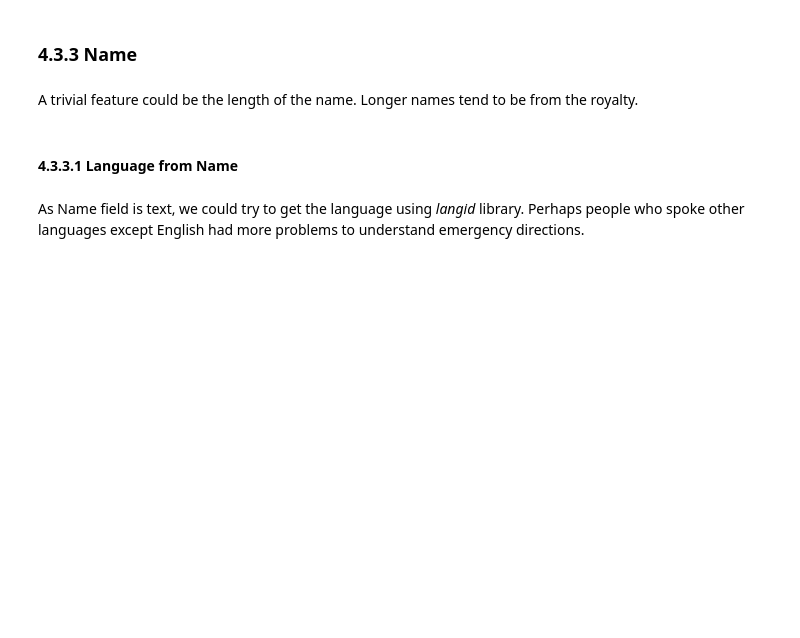
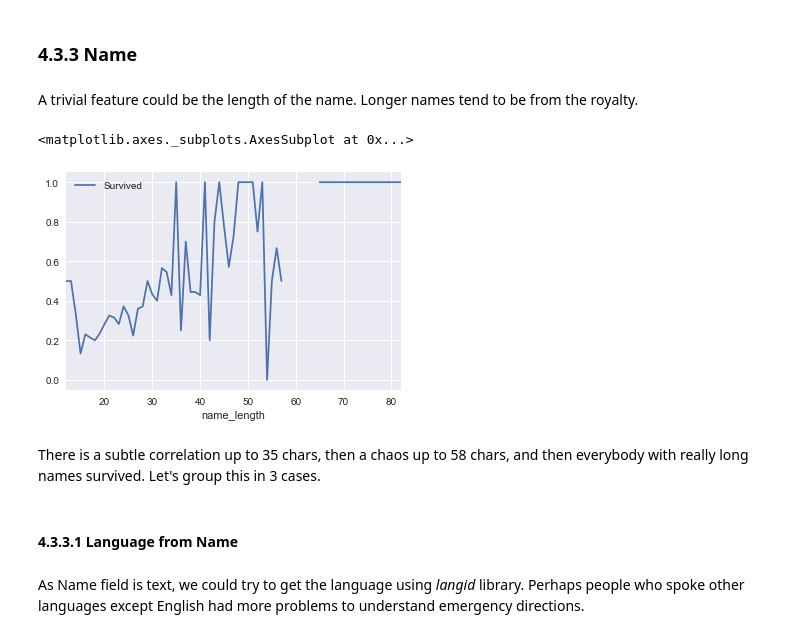
Before and after one commit to liopic/kaggle-notebooks, a Jupyter notebook: titanic/How to create new features and use AdaBoostClassifier, end to end.ipynb, the cells around one changed output. Drawn from its saved outputs; the diff is of its cells as text; code cells hidden in the pictures; blank space fills up the shorter version.

```diff
--- a/titanic/How to create new features and use AdaBoostClassifier, end to end.ipynb
+++ b/titanic/How to create new features and use AdaBoostClassifier, end to end.ipynb
@@ -624,5 +719,9 @@ useful.extend(['older_relative_age'])
 A trivial feature could be the length of the name. Longer names tend to be from the royalty.
 # %%
 df['name_length'] = df.Name.apply(len)
-
-useful.append('name_length')
+df[['name_length', 'Survived']].groupby('name_length').mean().plot()
+# %% [output]
+<matplotlib.axes._subplots.AxesSubplot at 0x...>
+[figure, added]
+# %% [markdown]
+There is a subtle correlation up to 35 chars, then a chaos up to 58 chars, and then everybody with really long names survived. Let's group this in 3 cases.
```
Also changed, not shown: parts of 43 cells of this notebook.
